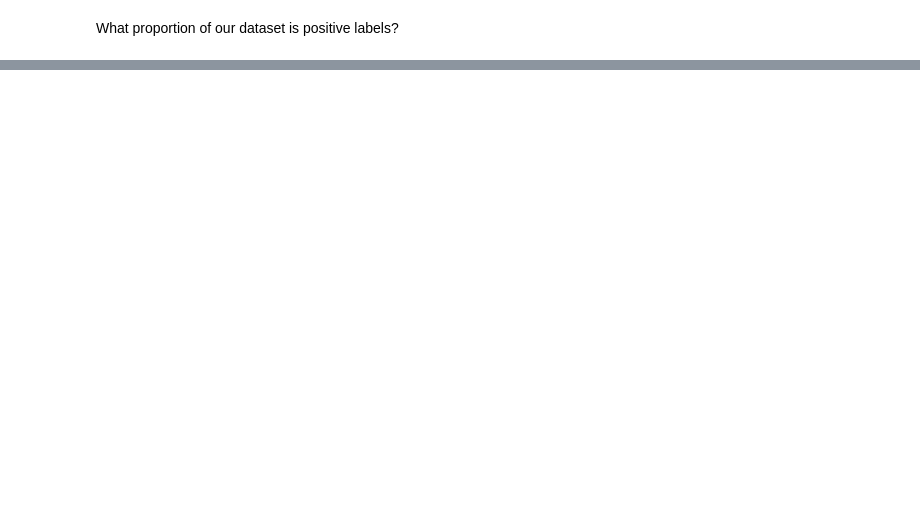
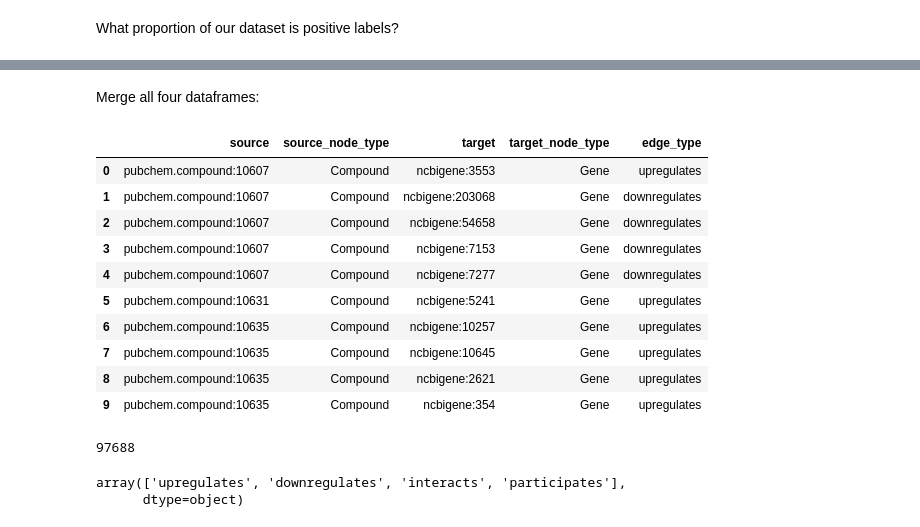
Before and after one commit to laurendelong21/MoA-Net, a Jupyter notebook: notebooks/enrichment.ipynb, the cells around one changed output, grey strips where cells are left out. Saved outputs shown, nothing was run; the diff lists cells and outputs as text; code cells hidden in the pictures; blank space fills up the shorter version.

```diff
--- a/notebooks/enrichment.ipynb
+++ b/notebooks/enrichment.ipynb
@@ -601,0 +723,30 @@ len(usable_drug_bps) / (len(usable_drug_bps['chembl_idx'].unique()) * len(bp_ove
+# %% [markdown]
+Merge all four dataframes:
+# %%
+frames = [new_protein_kg, usable_prot_bps, usable_drug_bps]
+
+full_kg = pd.concat(frames, ignore_index=True)
+full_kg.drop_duplicates(ignore_index=True, inplace=True)
+
+full_kg.head(10)
+# %% [output]
+|  | source | source_node_type | target | target_node_type | edge_type |
+| 0 | pubchem.compound:10607 | Compound | ncbigene:3553 | Gene | upregulates |
+| 1 | pubchem.compound:10607 | Compound | ncbigene:203068 | Gene | downregulates |
+| 2 | pubchem.compound:10607 | Compound | ncbigene:54658 | Gene | downregulates |
+| 3 | pubchem.compound:10607 | Compound | ncbigene:7153 | Gene | downregulates |
+| 4 | pubchem.compound:10607 | Compound | ncbigene:7277 | Gene | downregulates |
+| 5 | pubchem.compound:10631 | Compound | ncbigene:5241 | Gene | upregulates |
+| 6 | pubchem.compound:10635 | Compound | ncbigene:10257 | Gene | upregulates |
+| 7 | pubchem.compound:10635 | Compound | ncbigene:10645 | Gene | upregulates |
+| 8 | pubchem.compound:10635 | Compound | ncbigene:2621 | Gene | upregulates |
+| 9 | pubchem.compound:10635 | Compound | ncbigene:354 | Gene | upregulates |
+# %%
+len(full_kg)
+# %% [output]
+97688
+# %%
+full_kg['edge_type'].unique()
+# %% [output]
+array(['upregulates', 'downregulates', 'interacts', 'participates'],
+      dtype=object)
```
Also changed, not shown: parts of 24 cells of this notebook.
